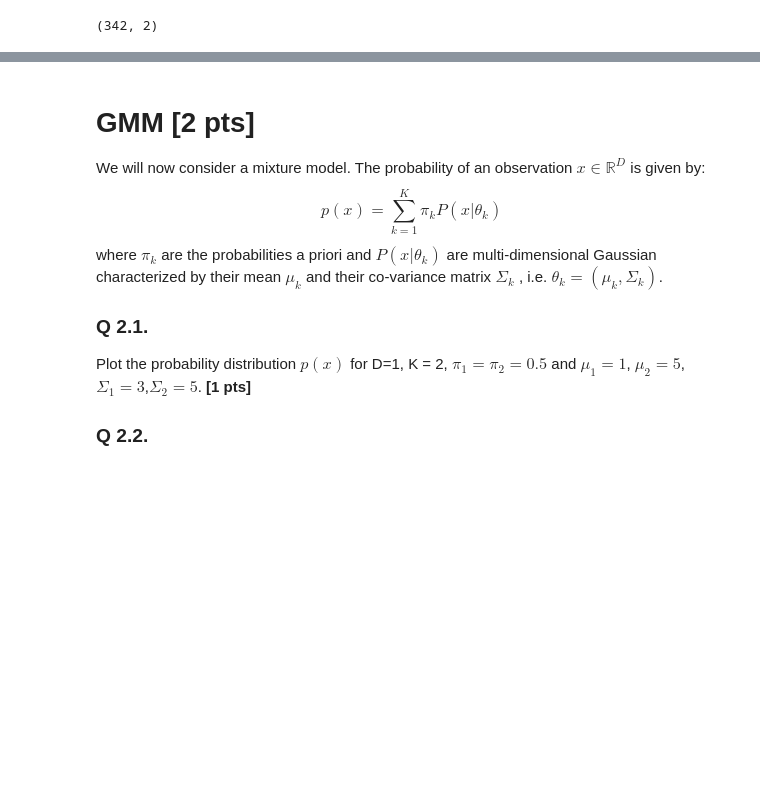
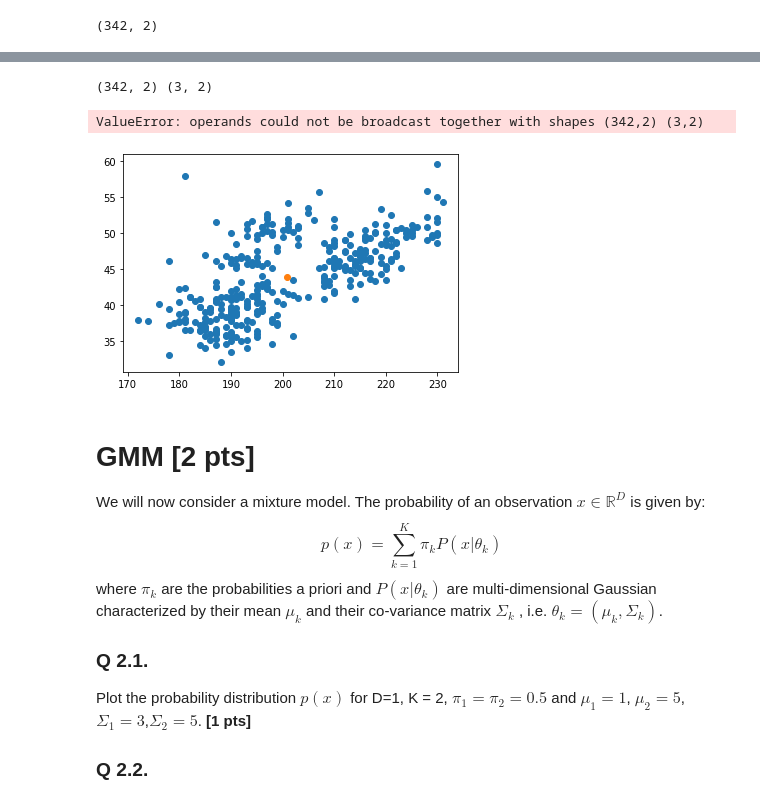
Before and after one commit to siddharth-cse/Discrete_optimization_files, a Jupyter notebook: Hw4_2021_v2.ipynb, the cells around one changed output, grey strips where cells are left out. Cells and saved outputs as stored; diff of their text form; code cells hidden in the pictures; blank space fills up the shorter version.

```diff
--- a/Hw4_2021_v2.ipynb
+++ b/Hw4_2021_v2.ipynb
@@ -67,0 +93,14 @@ Reshape your data either using array.reshape(-1, 1) if your data has a single fe
+# %%
+def compute_Z(distances):
+    Z=np.zeros((k,data.shape[0]))
+    distances=np.array(distances)
+    #print((distances.shape))
+    for j in range(data.shape[0]-1):
+        lis=[i[j] for i in distances]
+        #print(lis,lis.index(min(lis)),min(lis))
+        Z[lis.index(min(lis))][j]=1
+    return(Z)
+# %%
+def compute_centroids(Z):
+    centroids=np.true_divide(np.dot(Z,new_dat),(Z.sum(axis=1)[:,None]))
+    return centroids
@@ -68,3 +122,27 @@ Reshape your data either using array.reshape(-1, 1) if your data has a single fe
+# %%
+def kmeans_(centroids):
+    print(new_dat.shape,centroids.shape)
+    #d=np.subtract(new_dat,np.transpose(centroids))
+    d=new_dat-centroids
+    distances=np.dot(d,np.transpose(d))
+    Z=compute_Z(distances)
+    centroids=compute_centroids(Z)
+    return centroids
+# %%
+
+for i in range(2):
+    new_centroids=kmeans_(centroids)
+    centroids=new_centroids
+    print(centroids,i)
+# %% [output]
+(342, 2) (3, 2)
+ValueError: operands could not be broadcast together with shapes (342,2) (3,2)
+# %%
+plt.scatter(data['x'], data['y'])
+plt.scatter([j for i, j in centroids],[i for i, j in centroids])
+plt.show()
+# %% [output]
+[figure, added]
 # %% [markdown]
 # GMM [2 pts]
 
```
Also changed, not shown: parts of 5 cells of this notebook.
